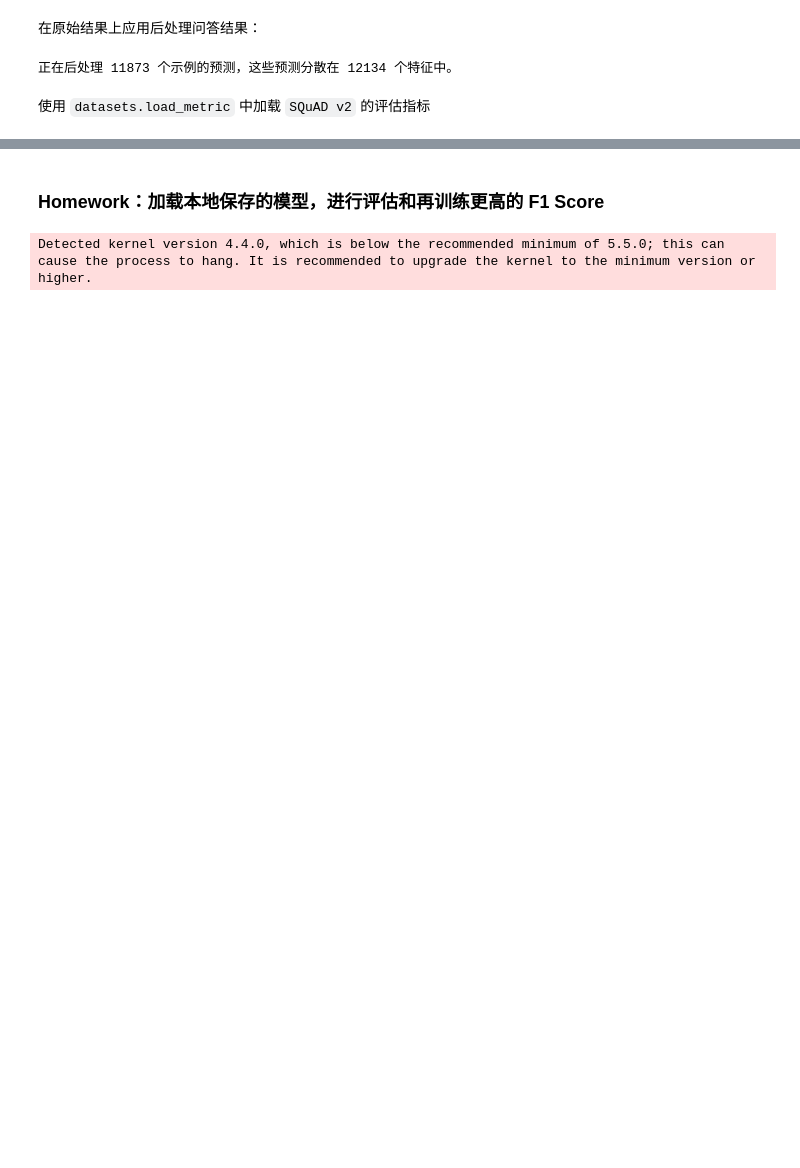
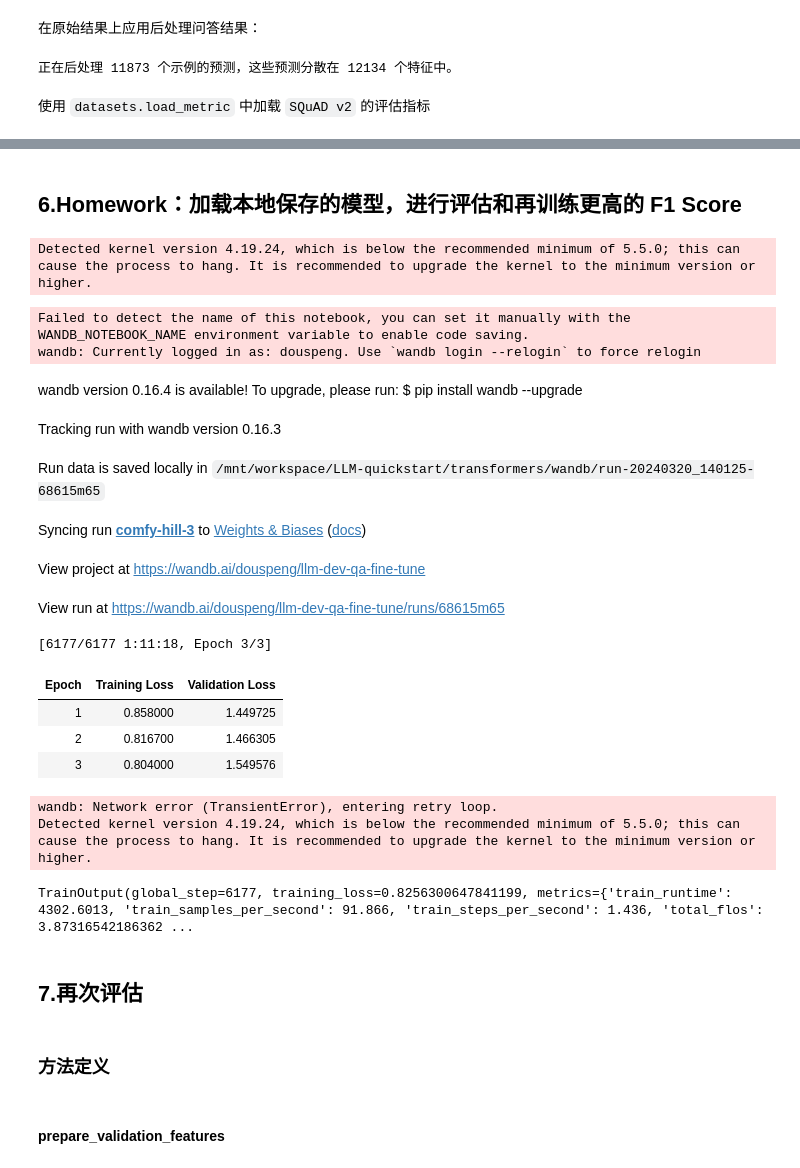
Before and after one commit to dousp/LLM-quickstart, a Jupyter notebook: transformers/fine-tune-QA-homework.ipynb, the cells around one changed output, grey strips where cells are left out. Drawn from its saved outputs; the diff is of its cells as text; code cells hidden in the pictures; blank space fills up the shorter version.

```diff
--- a/transformers/fine-tune-QA-homework.ipynb
+++ b/transformers/fine-tune-QA-homework.ipynb
@@ -601,2 +519,2 @@ metric.compute(predictions=formatted_predictions, references=references)
 # %% [markdown]
-### Homework：加载本地保存的模型，进行评估和再训练更高的 F1 Score
+## 6.Homework：加载本地保存的模型，进行评估和再训练更高的 F1 Score
@@ -605,4 +521,8 @@ trained_model = AutoModelForQuestionAnswering.from_pretrained(model_dir)
+# %%
+# 再训练,使用删词训练完的模型
+trained_model = AutoModelForQuestionAnswering.from_pretrained(model_distilbert_base_uncased_output_dir)
 # %%
+# 实例化训练器（Trainer）
 trained_trainer = Trainer(
     trained_model,
     args,
@@ -612,4 +532,4 @@ trained_trainer = Trainer(
     tokenizer=tokenizer,
 )
 # %% [output]
-Detected kernel version 4.4.0, which is below the recommended minimum of 5.5.0; this can cause the process to hang. It is recommended to upgrade the kernel to the minimum version or higher.
+Detected kernel version 4.19.24, which is below the recommended minimum of 5.5.0; this can cause the process to hang. It is recommended to upgrade the kernel to the minimum version or higher.
@@ -615,0 +540,23 @@ Detected kernel version 4.4.0, which is below the recommended minimum of 5.5.0;
+# %%
+# 开始训练  watch -n 1 nvidia-smi
+# - SQUAD v2
+# - model_checkpoint = "distilbert-base-uncased-fine-tune-squad"
+# - batch_size = 64
+trained_trainer.train()
+# %% [output]
+Failed to detect the name of this notebook, you can set it manually with the WANDB_NOTEBOOK_NAME environment variable to enable code saving.
+wandb: Currently logged in as: douspeng. Use `wandb login --relogin` to force relogin
+wandb version 0.16.4 is available! To upgrade, please run: $ pip install wandb --upgrade
+Tracking run with wandb version 0.16.3
+Run data is saved locally in /mnt/workspace/LLM-quickstart/transformers/wandb/run-20240320_140125-68615m65
+Syncing run comfy-hill-3 to Weights & Biases (docs)
+View project at https://wandb.ai/douspeng/llm-dev-qa-fine-tune
+View run at https://wandb.ai/douspeng/llm-dev-qa-fine-tune/runs/68615m65
+[6177/6177 1:11:18, Epoch 3/3]
+| Epoch | Training Loss | Validation Loss |
+| 1 | 0.858000 | 1.449725 |
+| 2 | 0.816700 | 1.466305 |
+| 3 | 0.804000 | 1.549576 |
+wandb: Network error (TransientError), entering retry loop.
+Detected kernel version 4.19.24, which is below the recommended minimum of 5.5.0; this can cause the process to hang. It is recommended to upgrade the kernel to the minimum version or higher.
+TrainOutput(global_step=6177, training_loss=0.8256300647841199, metrics={'train_runtime': 4302.6013, 'train_samples_per_second': 91.866, 'train_steps_per_second': 1.436, 'total_flos': 3.87316542186362 ...
@@ -615,0 +567,2 @@ Detected kernel version 4.4.0, which is below the recommended minimum of 5.5.0;
+# %% [markdown]
+## 7.再次评估
@@ -615,0 +582,4 @@ Detected kernel version 4.4.0, which is below the recommended minimum of 5.5.0;
+# %% [markdown]
+### 方法定义
+# %% [markdown]
+#### prepare_validation_features
```
Also changed, not shown: parts of 36 cells of this notebook, 1 other file.
